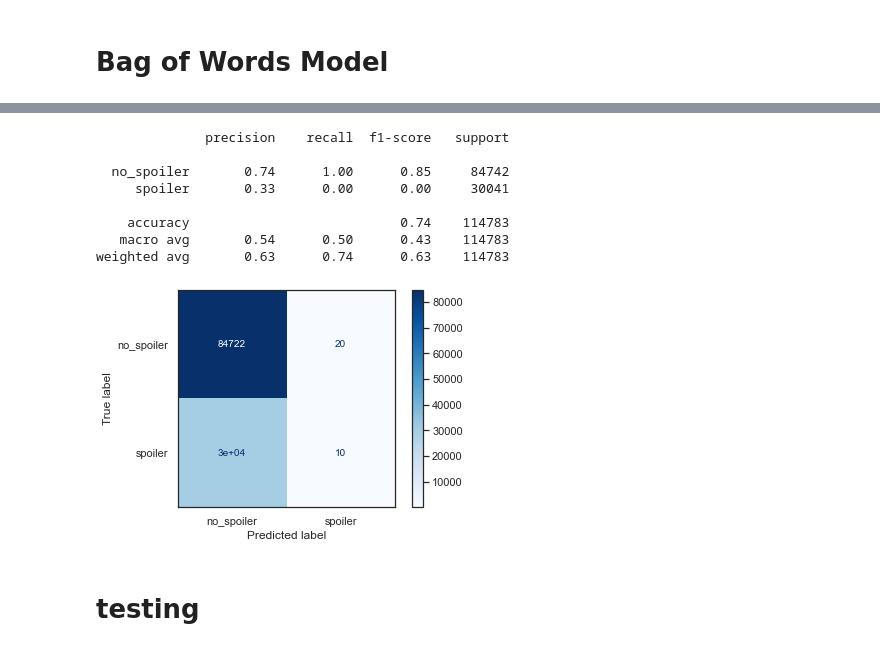
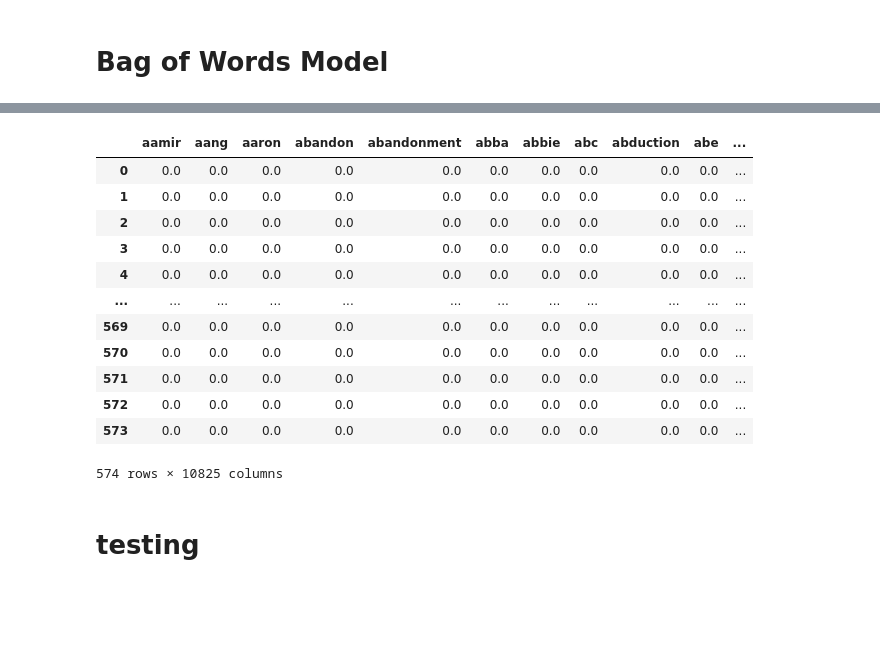
Before and after one commit to brtracy/capstone_project, a Jupyter notebook: spoiler-y.ipynb, the cells around one changed output, grey strips where cells are left out. Saved outputs shown, nothing was run; the diff lists cells and outputs as text; code cells hidden in the pictures; blank space fills up the shorter version.

```diff
--- a/spoiler-y.ipynb
+++ b/spoiler-y.ipynb
@@ -665,3 +473,11 @@ Baseline accuracy is about 74%, which sounds great, but the recall on spoilers i
 # %%
-summary_df = movie_details[['movie_id', 'plot_summary']].copy()
-summary_df
+# these lines are the original creation of the dataframes
+# summary_df = merged_df[['movie_id', 'plot_summary']].copy()
+# summary_df.drop_duplicates(inplace=True)
+# summary_df.reset_index(drop=True, inplace=True)
+# review_df = merged_df[['movie_id', 'review_text', 'is_spoiler']].copy()
+
+# loading the reviews, contains both original and lemmed field
+review_df = pd.read_parquet('./data/reviews_lemmed.parquet')
+# loading the summaries
+summary_df = pd.read_parquet('./data/plot_summary.parquet')
@@ -682,3 +483,0 @@ summary_df
-# %%
-review_df = merged_df[['movie_id', 'review_text', 'is_spoiler']].copy()
-review_df
@@ -757,4 +543,11 @@ def lem_review(df):
     # return the cleaned review
     return doc_cleaned
 # %%
-review_df['review_text_lemmed'] = review_df.apply(lem_review, axis=1)
+# this takes about an hour and a half
+# review_df['review_text_lemmed'] = review_df.apply(lem_review, axis=1)
+
+# because it took so long, we are going to save it to a parquet file
+# review_df.to_parquet('./data/reviews_lemmed.parquet')
+
+# we are also saving the summary dataframe as well to save time
+# summary_df.to_parquet('./data/plot_summary.parquet')
@@ -899,0 +638,4 @@ X_test / y_test shapes: (114783,), (114783,)
+# %%
+test_df = review_df.groupby('is_spoiler').apply(lambda x: x.sample(frac=0.001))
+test_df.reset_index(drop=True, inplace=True)
+test_df
@@ -900,2 +656,25 @@ X_test / y_test shapes: (114783,), (114783,)
+# %%
+test_vec = TfidfVectorizer()
+
+test_df_vec = test_vec.fit_transform(test_df['review_text_lemmed'])
+test_df_vec = pd.DataFrame.sparse.from_spmatrix(test_df_vec)
+test_df_vec.columns = sorted(test_vec.vocabulary_)
+# test_df_vec.set_index()
+
+test_df_vec
+# %% [output]
+|  | aamir | aang | aaron | abandon | abandonment | abba | abbie | abc | abduction | abe | ... |
+| 0 | 0.0 | 0.0 | 0.0 | 0.0 | 0.0 | 0.0 | 0.0 | 0.0 | 0.0 | 0.0 | ... |
+| 1 | 0.0 | 0.0 | 0.0 | 0.0 | 0.0 | 0.0 | 0.0 | 0.0 | 0.0 | 0.0 | ... |
+| 2 | 0.0 | 0.0 | 0.0 | 0.0 | 0.0 | 0.0 | 0.0 | 0.0 | 0.0 | 0.0 | ... |
+| 3 | 0.0 | 0.0 | 0.0 | 0.0 | 0.0 | 0.0 | 0.0 | 0.0 | 0.0 | 0.0 | ... |
+| 4 | 0.0 | 0.0 | 0.0 | 0.0 | 0.0 | 0.0 | 0.0 | 0.0 | 0.0 | 0.0 | ... |
+| ... | ... | ... | ... | ... | ... | ... | ... | ... | ... | ... | ... |
+| 569 | 0.0 | 0.0 | 0.0 | 0.0 | 0.0 | 0.0 | 0.0 | 0.0 | 0.0 | 0.0 | ... |
+| 570 | 0.0 | 0.0 | 0.0 | 0.0 | 0.0 | 0.0 | 0.0 | 0.0 | 0.0 | 0.0 | ... |
+| 571 | 0.0 | 0.0 | 0.0 | 0.0 | 0.0 | 0.0 | 0.0 | 0.0 | 0.0 | 0.0 | ... |
+| 572 | 0.0 | 0.0 | 0.0 | 0.0 | 0.0 | 0.0 | 0.0 | 0.0 | 0.0 | 0.0 | ... |
+| 573 | 0.0 | 0.0 | 0.0 | 0.0 | 0.0 | 0.0 | 0.0 | 0.0 | 0.0 | 0.0 | ... |
+574 rows × 10825 columns
 # %%
 # set tfidf vectorizer
@@ -924,15 +705,5 @@ y_pred = mnb_v2.predict(X_val_vec)
 # %%
-report(y_test, y_pred)
+report(y_val, y_pred_v2)
-# %% [output]
-              precision    recall  f1-score   support
-
-  no_spoiler       0.74      1.00      0.85     84742
-     spoiler       0.33      0.00      0.00     30041
-
-    accuracy                           0.74    114783
-   macro avg       0.54      0.50      0.43    114783
-weighted avg       0.63      0.74      0.63    114783
-[figure, removed]
 # %% [markdown]
 # testing
 # %%
```
Also changed, not shown: parts of 69 cells of this notebook.
